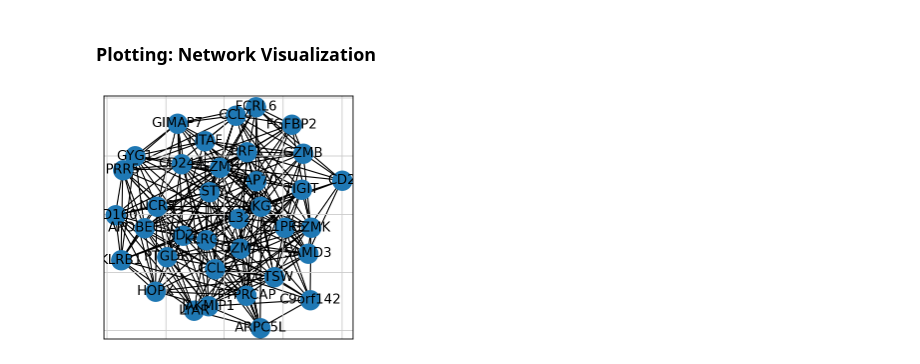
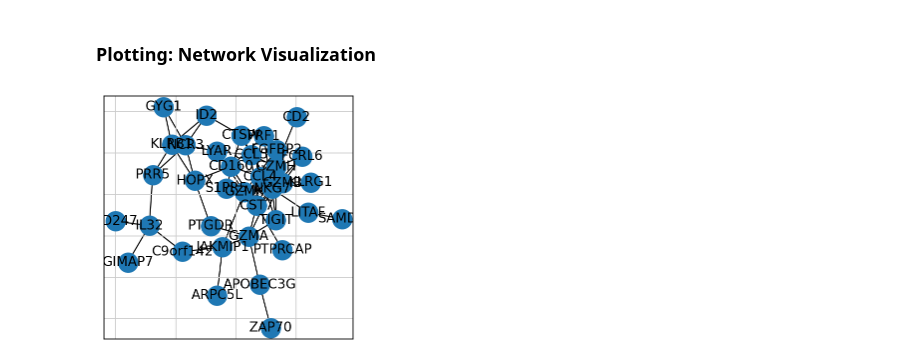
Before and after one commit to MingBit/PySCNet, a Jupyter notebook: tutorial/pyscnet_pbmc.ipynb, the cells around one changed output. Drawn from its saved outputs; the diff is of its cells as text; code cells hidden in the pictures.

```diff
--- a/tutorial/pyscnet_pbmc.ipynb
+++ b/tutorial/pyscnet_pbmc.ipynb
@@ -40,7 +40,7 @@ scanpy==1.5.1 anndata==0.7.4 umap==0.4.6 numpy==1.18.1 scipy==1.4.1 pandas==1.0.
 PBMC data preprocessed and analyzed by scanpy as explained in [this tutorial](https://scanpy-tutorials.readthedocs.io/en/latest/pbmc3k.html). pyscnet provides an interface which converts processed [AnnData](https://anndata.readthedocs.io/en/stable/anndata.AnnData.html) from scanpy into gnetData.
 # %%
 import _pickle as pk
-with open('scanpy_obj.pk', 'rb') as input:
+with open('data/scanpy_obj.pk', 'rb') as input:
     adata = pk.load(input)
 # %% [markdown]
 ### Analysis results from scanpy
@@ -65,7 +68,7 @@ ranking genes
 ### Preprocessing: Import scanpy object into pyscnet
 There are two ways of importing scanpy object into pyscnet: 1) import from local pickle file; 2) import from annData
 # %%
-scanpy_gne = gnetdata.load_from_scanpy(filepath='scanpy_obj.pk')
+scanpy_gne = gnetdata.load_from_scanpy(filepath='data/scanpy_obj.pk')
 scanpy_gne.info
 # %% [output]
 Gnetdata object with
@@ -90,7 +93,7 @@ scanpy_gne = gdocker.rundocker(scanpy_gne.deepcopy, method='GENIE3',
 The GRN result is saved into **NetAttrs** as a dataframe consisting *source*, *target* and *weight*. Top edges ordered by weight can be used for creating gene correlation graph.
 # %%
 # scanpy_gne.NetAttrs
-scanpy_gne = gdocker.buildnet(scanpy_gne, top=300)
+scanpy_gne = gdocker.buildnet(scanpy_gne, top=100)
 # %% [markdown]
 ### NetEnrich: Consensus edges and Build graph
 pyscnet provides multiple ways of predicting consensus network:
@@ -112,6 +115,6 @@ sn.dynamic_netShow(scanpy_gne, 'test.html')
 # %%
-sn.static_netShow(scanpy_gne, 'test.pdf')
+sn.static_netShow(scanpy_gne, 'result/test.pdf')
 # %% [output]
-[figure, old version]
+[figure, new version]
 # %%
  #save pyscnet as pickle
```
Also changed, not shown: parts of 3 cells of this notebook, 1 other file.
